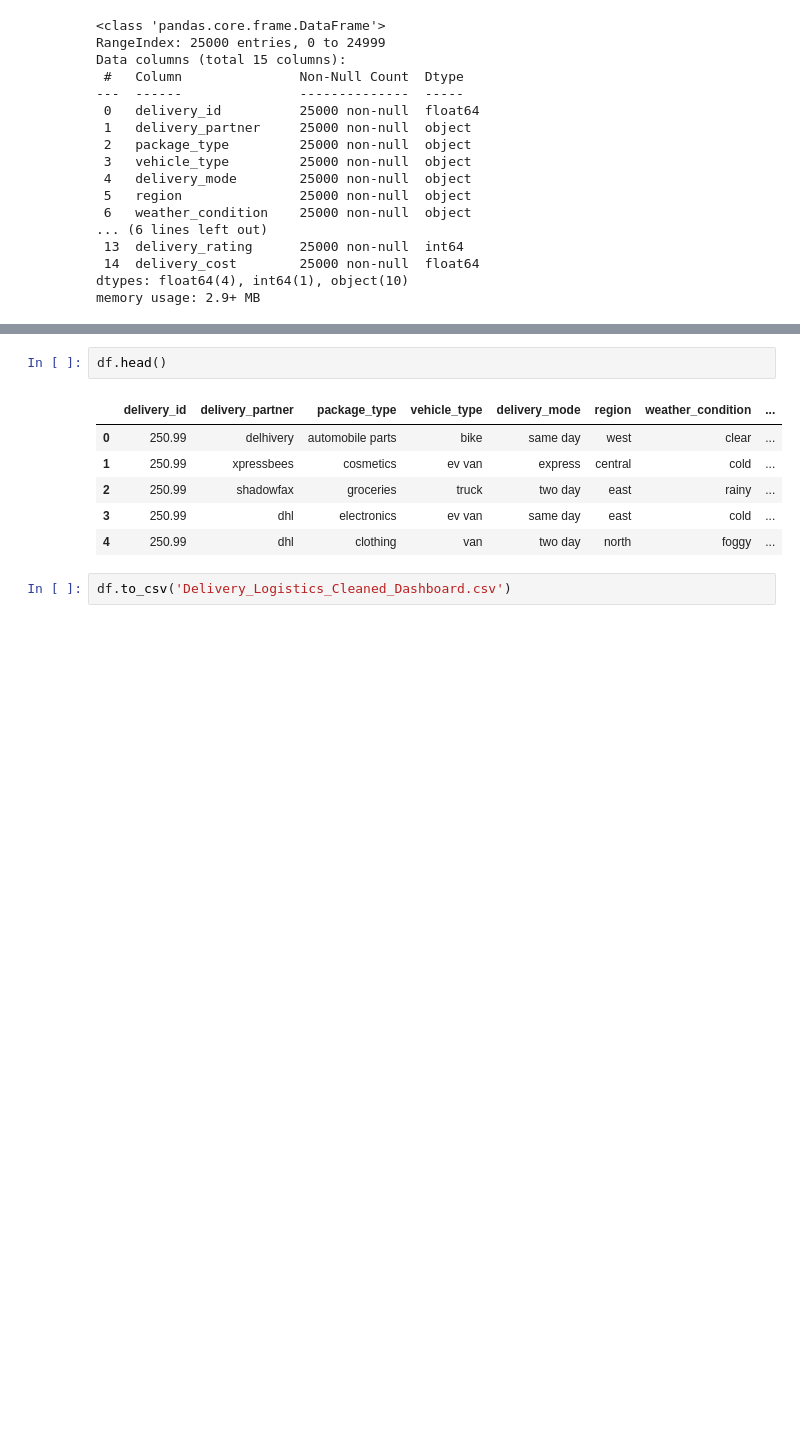
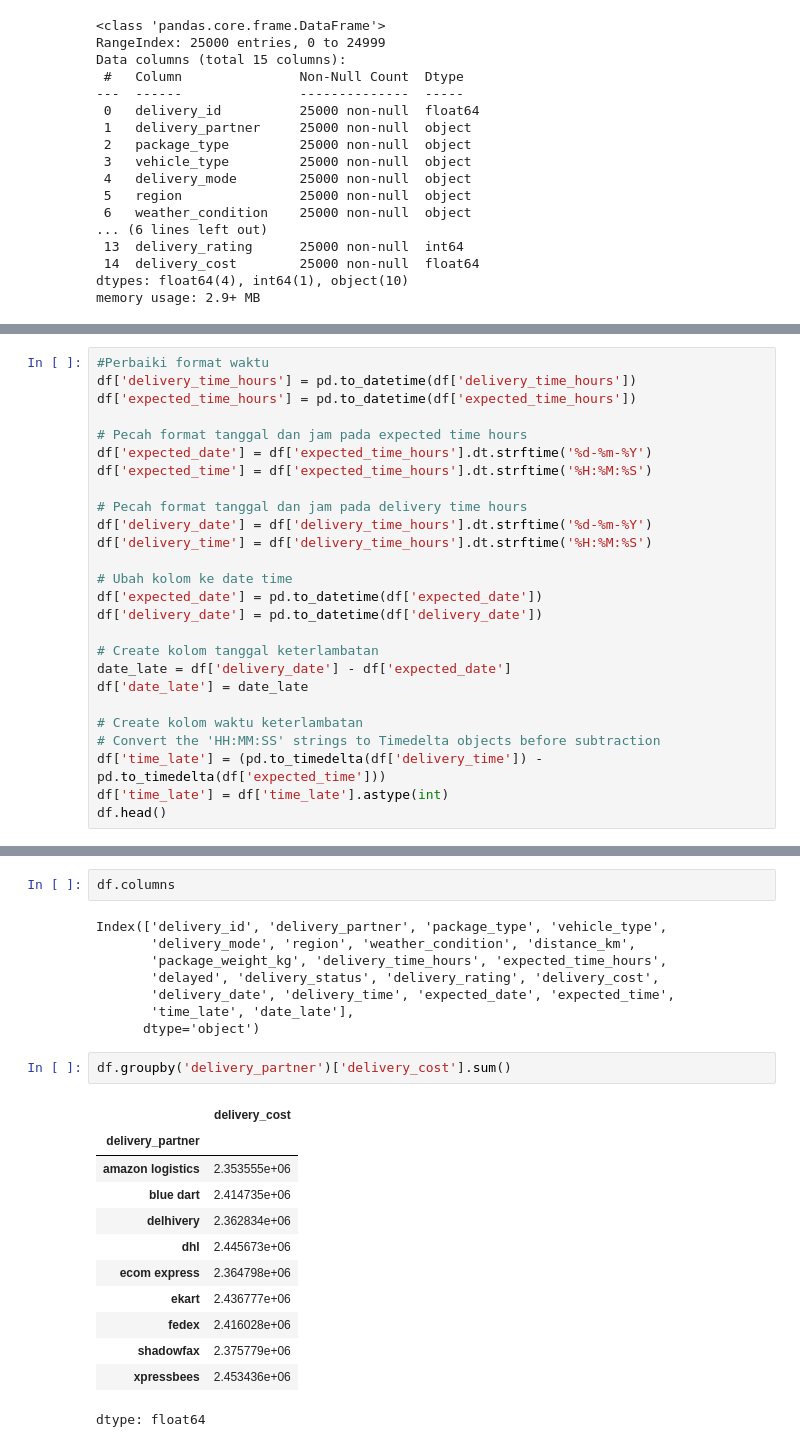
Before and after one commit to yovieridwan17/Delivery-Logistics-Analysis, a Jupyter notebook: Data Analysis.ipynb, the cells around one changed output, grey strips where cells are left out. Saved outputs shown, nothing was run; the diff lists cells and outputs as text; blank space fills up the shorter version.

```diff
--- a/Data Analysis.ipynb
+++ b/Data Analysis.ipynb
@@ -157,0 +50,26 @@ memory usage: 4.8+ MB
+# %%
+#Perbaiki format waktu
+df['delivery_time_hours'] = pd.to_datetime(df['delivery_time_hours'])
+df['expected_time_hours'] = pd.to_datetime(df['expected_time_hours'])
+
+# Pecah format tanggal dan jam pada expected time hours
+df['expected_date'] = df['expected_time_hours'].dt.strftime('%d-%m-%Y')
+df['expected_time'] = df['expected_time_hours'].dt.strftime('%H:%M:%S')
+
+# Pecah format tanggal dan jam pada delivery time hours
+df['delivery_date'] = df['delivery_time_hours'].dt.strftime('%d-%m-%Y')
+df['delivery_time'] = df['delivery_time_hours'].dt.strftime('%H:%M:%S')
+
+# Ubah kolom ke date time
+df['expected_date'] = pd.to_datetime(df['expected_date'])
+df['delivery_date'] = pd.to_datetime(df['delivery_date'])
+
+# Create kolom tanggal keterlambatan
+date_late = df['delivery_date'] - df['expected_date']
+df['date_late'] = date_late
+
+# Create kolom waktu keterlambatan
+# Convert the 'HH:MM:SS' strings to Timedelta objects before subtraction
+df['time_late'] = (pd.to_timedelta(df['delivery_time']) - pd.to_timedelta(df['expected_time']))
+df['time_late'] = df['time_late'].astype(int)
+df.head()
@@ -158,11 +83,25 @@ memory usage: 4.8+ MB
 # %%
-df.head()
+df.columns
 # %% [output]
-|  | delivery_id | delivery_partner | package_type | vehicle_type | delivery_mode | region | weather_condition | ... |
-| 0 | 250.99 | delhivery | automobile parts | bike | same day | west | clear | ... |
-| 1 | 250.99 | xpressbees | cosmetics | ev van | express | central | cold | ... |
-| 2 | 250.99 | shadowfax | groceries | truck | two day | east | rainy | ... |
-| 3 | 250.99 | dhl | electronics | ev van | same day | east | cold | ... |
-| 4 | 250.99 | dhl | clothing | van | two day | north | foggy | ... |
+Index(['delivery_id', 'delivery_partner', 'package_type', 'vehicle_type',
+       'delivery_mode', 'region', 'weather_condition', 'distance_km',
+       'package_weight_kg', 'delivery_time_hours', 'expected_time_hours',
+       'delayed', 'delivery_status', 'delivery_rating', 'delivery_cost',
+       'delivery_date', 'delivery_time', 'expected_date', 'expected_time',
+       'time_late', 'date_late'],
+      dtype='object')
-# %%
-df.to_csv('Delivery_Logistics_Cleaned_Dashboard.csv')
+# %%
+df.groupby('delivery_partner')['delivery_cost'].sum()
+# %% [output]
+|  | delivery_cost |
+| delivery_partner |  |
+| amazon logistics | 2.353555e+06 |
+| blue dart | 2.414735e+06 |
+| delhivery | 2.362834e+06 |
+| dhl | 2.445673e+06 |
+| ecom express | 2.364798e+06 |
+| ekart | 2.436777e+06 |
+| fedex | 2.416028e+06 |
+| shadowfax | 2.375779e+06 |
+| xpressbees | 2.453436e+06 |
+dtype: float64
```
Also changed, not shown: parts of 10 cells of this notebook.
